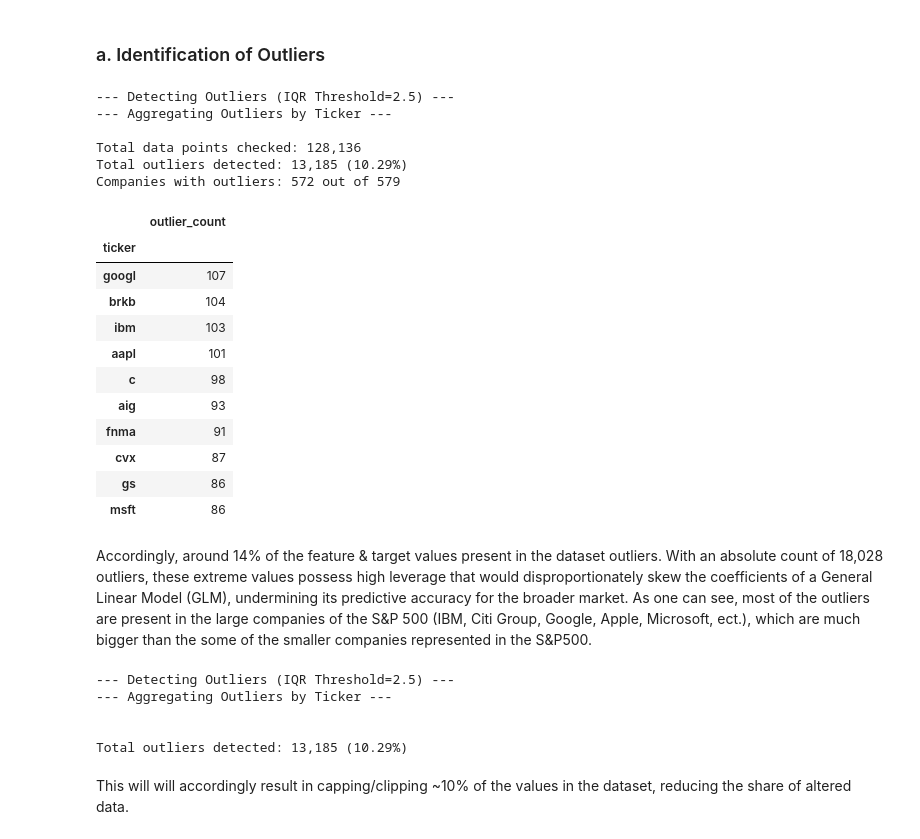
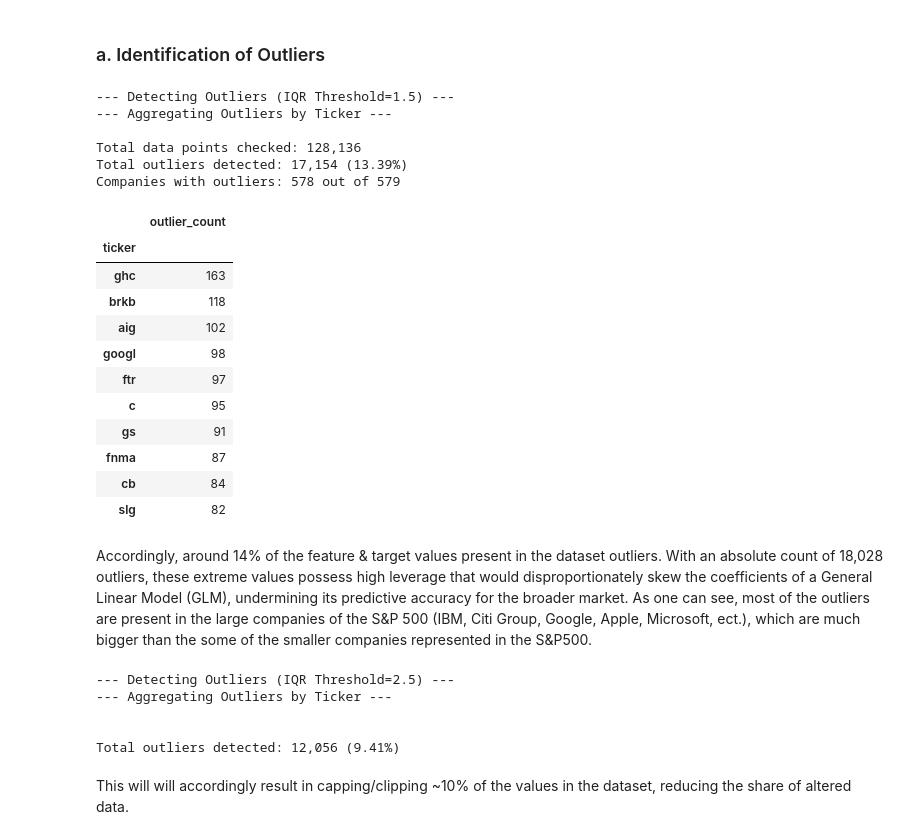
Before and after one commit to mauricebaier/rb_data_exercise, a Jupyter notebook: Assignment.ipynb, the cells around one changed output. Cells and saved outputs as stored; diff of their text form; code cells hidden in the pictures.

```diff
--- a/Assignment.ipynb
+++ b/Assignment.ipynb
@@ -88,7 +207,7 @@ absolute_variables_to_scale = {
 
 # scale each variable
 for original, new_name in absolute_variables_to_scale.items():
-    df_predictors[new_name] = df_predictors[original] / df_predictors['shr_y']
+    sp500_imputed[new_name] = sp500_imputed[original] / sp500_imputed['shr_y']
 
 # update predictor columns list with new per-share variables
 predictor_cols_scaled = [
@@ -122,12 +241,13 @@ predictor_cols_scaled = [
     'fcf_ps_y',         # 19. Unchanged (Already per share)
     'inc_qua_y',        # 20. Unchanged
     'payout_y',         # 21. Unchanged
-    'turn_inv_y'        # 22. Unchanged
+    'turn_inv_y',       # 22. Unchanged
+    'eps_y',            # 23. UNCHANGED - TARGET
 ]
 
 # Now use predictor_cols_scaled for your analysis
-X = df_predictors[predictor_cols_scaled]
-X.head()
+sp500_scaled = sp500_imputed[predictor_cols_scaled]
+sp500_scaled.head()
 # %% [output]
 |  | ticker | date | year | month | day | fyear | fmonth | shr_y | ass_ps_y | goodwill_ps_y | ... |
 | v1 |  |  |  |  |  |  |  |  |  |  | ... |
@@ -320,63 +376,61 @@ def count_outliers_by_ticker(df, outlier_flags):
 
     return results
 # %%
-sp500_selected
-
 # Select numeric features for outlier detection
-features_ol_id = sp500_selected.select_dtypes(include=np.number).columns.drop(
+features_ol_id = sp500_scaled.select_dtypes(include=np.number).columns.drop(
     ['ticker', 'date', 'year', 'month', 'fyear', 'fmonth', 'shr_y'],
     errors='ignore'
 ).tolist()
 
 # Detect outliers and get bounds (run once, use twice)
-outlier_flags, outlier_bounds = detect_outliers_and_bounds(sp500_selected, features_ol_id, threshold=1.5)
+outlier_flags, outlier_bounds = detect_outliers_and_bounds(sp500_scaled, features_ol_id, threshold=1.5)
 
 # Count outliers per company
-outliers_per_company = count_outliers_by_ticker(sp500_selected, outlier_flags)
+outliers_per_company = count_outliers_by_ticker(sp500_scaled, outlier_flags)
 
 # Calculate total data points checked
-total_data_points = len(sp500_selected) * len(features_ol_id)
+total_data_points = len(sp500_scaled) * len(features_ol_id)
 total_outliers = outlier_flags.sum().sum()
 outlier_percentage = (total_outliers / total_data_points) * 100
 
 print(f"\nTotal data points checked: {total_data_points:,}")
 print(f"Total outliers detected: {total_outliers:,} ({outlier_percentage:.2f}%)")
-print(f"Companies with outliers: {len(outliers_per_company)} out of {sp500_selected['ticker'].nunique()}")
+print(f"Companies with outliers: {len(outliers_per_company)} out of {sp500_scaled['ticker'].nunique()}")
 
 # Display top companies with most outliers
 outliers_per_company.head(10)
 # %% [output]
---- Detecting Outliers (IQR Threshold=2.5) ---
+--- Detecting Outliers (IQR Threshold=1.5) ---
 --- Aggregating Outliers by Ticker ---
 
 Total data points checked: 128,136
-Total outliers detected: 13,185 (10.29%)
-Companies with outliers: 572 out of 579
+Total outliers detected: 17,154 (13.39%)
+Companies with outliers: 578 out of 579
 |  | outlier_count |
 | ticker |  |
-| googl | 107 |
-| brkb | 104 |
-| ibm | 103 |
-| aapl | 101 |
-| c | 98 |
-| aig | 93 |
-| fnma | 91 |
-| cvx | 87 |
-| gs | 86 |
-| msft | 86 |
+| ghc | 163 |
+| brkb | 118 |
+| aig | 102 |
+| googl | 98 |
+| ftr | 97 |
+| c | 95 |
+| gs | 91 |
+| fnma | 87 |
+| cb | 84 |
+| slg | 82 |
 # %% [markdown]
 Accordingly, around 14% of the feature & target values present in the dataset outliers. With an absolute count of 18,028 outliers, these extreme values possess high leverage that would disproportionately skew the coefficients of a General Linear Model (GLM), undermining its predictive accuracy for the broader market.
 As one can see, most of the outliers are present in the large companies of the S&P 500 (IBM, Citi Group, Google, Apple, Microsoft, ect.), which are much bigger than the some of the smaller companies represented in the S&P500.
 # %%
-outlier_flags, outlier_bounds = detect_outliers_and_bounds(sp500_selected, features_ol_id, threshold=2.5)
+outlier_flags, outlier_bounds = detect_outliers_and_bounds(sp500_scaled, features_ol_id, threshold=2.5)
 
 # Count outliers per company
-outliers_per_company = count_outliers_by_ticker(sp500_selected, outlier_flags)
+outliers_per_company = count_outliers_by_ticker(sp500_scaled, outlier_flags)
 
 # Calculate total data points checked
-total_data_points = len(sp500_selected) * len(features_ol_id)
+total_data_points = len(sp500_scaled) * len(features_ol_id)
 total_outliers = outlier_flags.sum().sum()
-outlier_percentage = (total_outliers / (len(sp500_selected) * len(features_ol_id))) * 100
+outlier_percentage = (total_outliers / (len(sp500_scaled) * len(features_ol_id))) * 100
 
 print("\n")
 print(f"Total outliers detected: {total_outliers:,} ({outlier_percentage:.2f}%)")
@@ -385,7 +439,7 @@ print(f"Total outliers detected: {total_outliers:,} ({outlier_percentage:.2f}%)"
 --- Aggregating Outliers by Ticker ---
 
 
-Total outliers detected: 13,185 (10.29%)
+Total outliers detected: 12,056 (9.41%)
 # %% [markdown]
 This will will accordingly result in capping/clipping ~10% of the values in the dataset, reducing the share of altered data.
 # %% [markdown]
```
Also changed, not shown: parts of 36 cells of this notebook.
